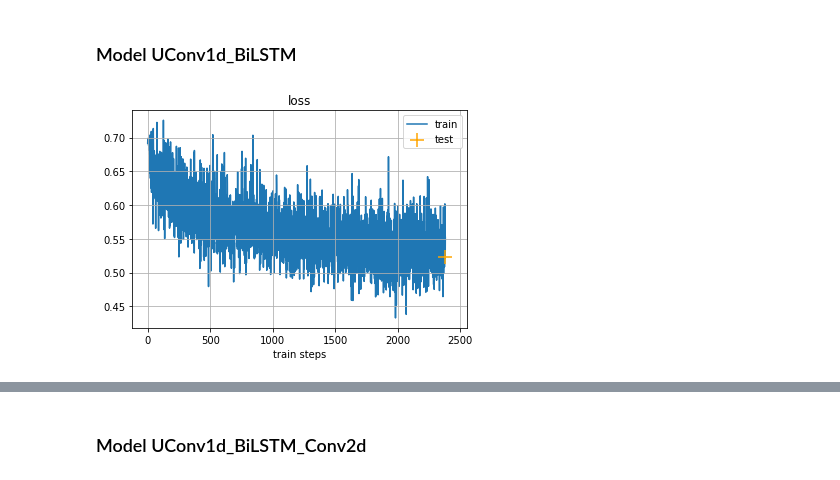
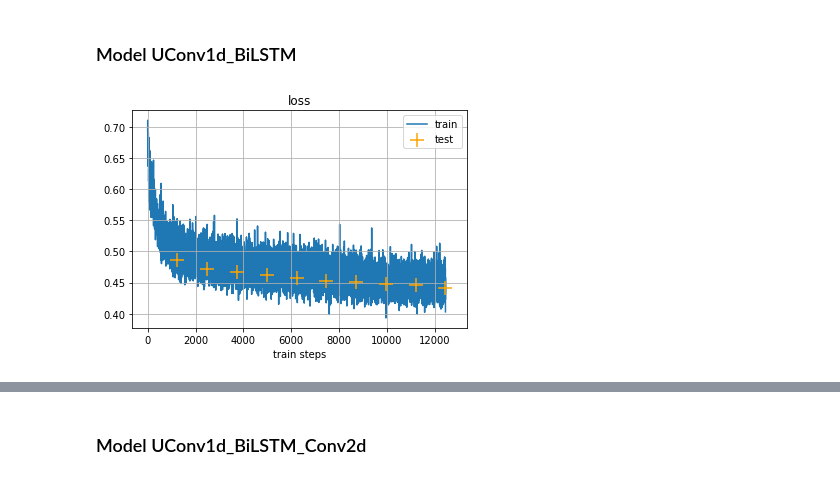
Before and after one commit to glebelg/protein-alpha-angles-prediction, a Jupyter notebook: experiments.ipynb, the cells around one changed output, grey strips where cells are left out. Saved outputs shown, nothing was run; the diff lists cells and outputs as text; code cells hidden in the pictures.

```diff
--- a/experiments.ipynb
+++ b/experiments.ipynb
@@ -250,10 +155,10 @@ Epoch: 1, val loss: 0.5771061130191969, val f1: 0.7250318235868041
 # %% [markdown]
 ### Model BiLSTM
 # %%
-model = BiLSTM(len_subseq=dataset_8.len_subseq, n_class=2)
+model = BiLSTM(len_subseq=dataset.len_subseq, n_class=2)
 
-trainer = Trainer(model, dataset_8, clusterizer_2)
-trainer.train(n_epochs=1)
+trainer = Trainer(model, dataset, clusterizer_2)
+trainer.train(n_epochs=10)
 
-trainers['BiLSTM'][8] = trainer
+trainers_2class['BiLSTM'] = trainer
 # %% [output]
@@ -285,10 +168,10 @@ Epoch: 1, val loss: 0.5573339520589166, val f1: 0.7307052830965304
 # %% [markdown]
 ### Model BiLSTM_Conv2d
 # %%
-model = BiLSTM_Conv2d(len_subseq=dataset_8.len_subseq, n_class=2)
+model = BiLSTM_Conv2d(len_subseq=dataset.len_subseq, n_class=2)
 
-trainer = Trainer(model, dataset_8, clusterizer_2)
-trainer.train(n_epochs=1)
+trainer = Trainer(model, dataset, clusterizer_2)
+trainer.train(n_epochs=10)
 
-trainers['BiLSTM_Conv2d'][8] = trainer
+trainers_2class['BiLSTM_Conv2d'] = trainer
 # %% [output]
@@ -320,10 +181,10 @@ Epoch: 1, val loss: 0.5973625254371892, val f1: 0.6952219838099886
 # %% [markdown]
 ### Model Conv2d
 # %%
-model = Conv2d(len_subseq=dataset_8.len_subseq, n_class=2)
+model = Conv2d(len_subseq=dataset.len_subseq, n_class=2)
 
-trainer = Trainer(model, dataset_8, clusterizer_2)
-trainer.train(n_epochs=1)
+trainer = Trainer(model, dataset, clusterizer_2)
+trainer.train(n_epochs=10)
 
-trainers['Conv2d'][8] = trainer
+trainers_2class['Conv2d'] = trainer
 # %% [output]
@@ -355,10 +194,10 @@ Epoch: 1, val loss: 0.6233968313621439, val f1: 0.6841351797365693
 # %% [markdown]
 ### Model UConv1d
 # %%
-model = UConv1d(len_subseq=dataset_8.len_subseq, n_class=2)
+model = UConv1d(len_subseq=dataset.len_subseq, n_class=2)
 
-trainer = Trainer(model, dataset_8, clusterizer_2)
-trainer.train(n_epochs=1)
+trainer = Trainer(model, dataset, clusterizer_2)
+trainer.train(n_epochs=10)
 
-trainers['UConv1d'][8] = trainer
+trainers_2class['UConv1d'] = trainer
 # %% [output]
@@ -390,11 +207,11 @@ Epoch: 1, val loss: 0.5272965758391048, val f1: 0.770421405268614
 # %% [markdown]
 ### Model UConv1d_BiLSTM
 # %%
-model = UConv1d_BiLSTM(len_subseq=dataset_8.len_subseq, n_class=2)
+model = UConv1d_BiLSTM(len_subseq=dataset.len_subseq, n_class=2)
 
-trainer = Trainer(model, dataset_8, clusterizer_2)
-trainer.train(n_epochs=1)
+trainer = Trainer(model, dataset, clusterizer_2)
+trainer.train(n_epochs=10)
 
-trainers['UConv1d_BiLSTM'][8] = trainer
+trainers_2class['UConv1d_BiLSTM'] = trainer
 # %% [output]
-[figure, old version]
+[figure, new version]
```
Also changed, not shown: parts of 41 cells of this notebook, 8 other files.
